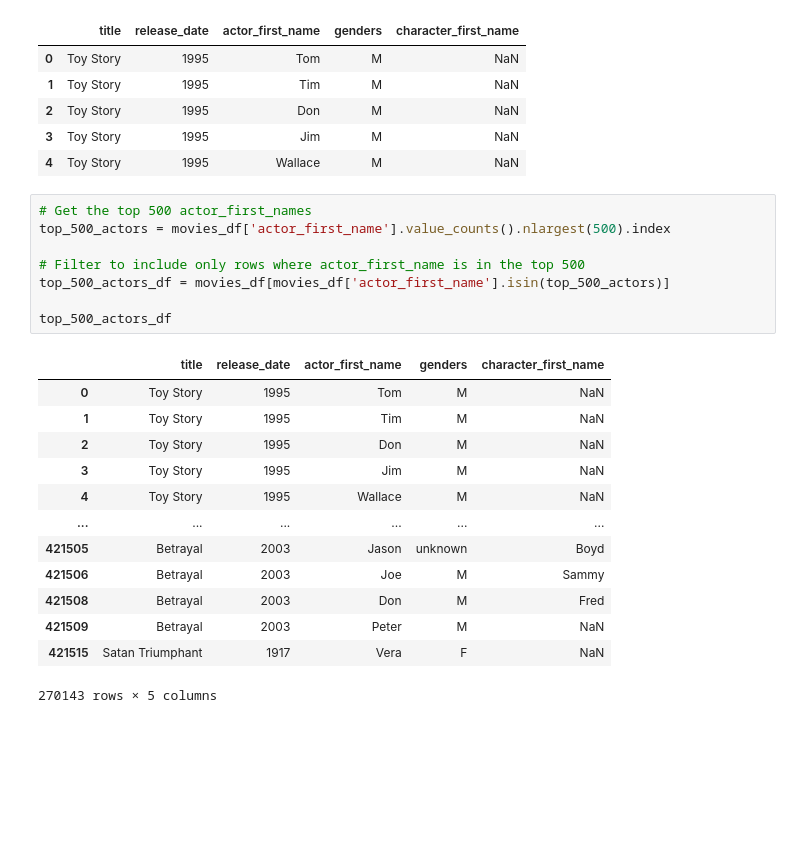
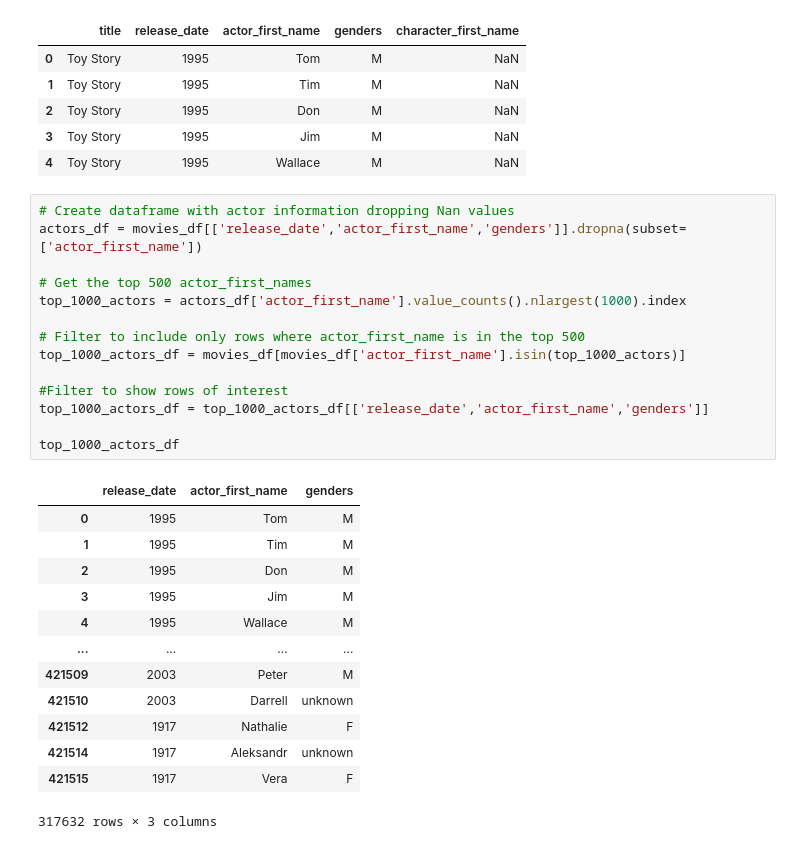
Before and after one commit to paulsch1/capstone, a Jupyter notebook: cap12a_movie_name_trends.ipynb, the cells around one changed output. Saved outputs shown, nothing was run; the diff lists cells and outputs as text; blank space fills up the shorter version.

```diff
--- a/cap12a_movie_name_trends.ipynb
+++ b/cap12a_movie_name_trends.ipynb
@@ -36,25 +36,31 @@ movies_df.head()
 | 2 | Toy Story | 1995 | Don | M | NaN |
 | 3 | Toy Story | 1995 | Jim | M | NaN |
 | 4 | Toy Story | 1995 | Wallace | M | NaN |
-# %%
-# Get the top 500 actor_first_names
-top_500_actors = movies_df['actor_first_name'].value_counts().nlargest(500).index
-
-# Filter to include only rows where actor_first_name is in the top 500
-top_500_actors_df = movies_df[movies_df['actor_first_name'].isin(top_500_actors)]
-
-top_500_actors_df
-# %% [output]
-|  | title | release_date | actor_first_name | genders | character_first_name |
-| 0 | Toy Story | 1995 | Tom | M | NaN |
-| 1 | Toy Story | 1995 | Tim | M | NaN |
-| 2 | Toy Story | 1995 | Don | M | NaN |
-| 3 | Toy Story | 1995 | Jim | M | NaN |
-| 4 | Toy Story | 1995 | Wallace | M | NaN |
-| ... | ... | ... | ... | ... | ... |
-| 421505 | Betrayal | 2003 | Jason | unknown | Boyd |
-| 421506 | Betrayal | 2003 | Joe | M | Sammy |
-| 421508 | Betrayal | 2003 | Don | M | Fred |
-| 421509 | Betrayal | 2003 | Peter | M | NaN |
-| 421515 | Satan Triumphant | 1917 | Vera | F | NaN |
-270143 rows × 5 columns
+# %%
+# Create dataframe with actor information dropping Nan values
+actors_df = movies_df[['release_date','actor_first_name','genders']].dropna(subset=['actor_first_name'])
+
+# Get the top 500 actor_first_names
+top_1000_actors = actors_df['actor_first_name'].value_counts().nlargest(1000).index
+
+# Filter to include only rows where actor_first_name is in the top 500
+top_1000_actors_df = movies_df[movies_df['actor_first_name'].isin(top_1000_actors)]
+
+#Filter to show rows of interest
+top_1000_actors_df = top_1000_actors_df[['release_date','actor_first_name','genders']]
+
+top_1000_actors_df
+# %% [output]
+|  | release_date | actor_first_name | genders |
+| 0 | 1995 | Tom | M |
+| 1 | 1995 | Tim | M |
+| 2 | 1995 | Don | M |
+| 3 | 1995 | Jim | M |
+| 4 | 1995 | Wallace | M |
+| ... | ... | ... | ... |
+| 421509 | 2003 | Peter | M |
+| 421510 | 2003 | Darrell | unknown |
+| 421512 | 1917 | Nathalie | F |
+| 421514 | 1917 | Aleksandr | unknown |
+| 421515 | 1917 | Vera | F |
+317632 rows × 3 columns
```
Also changed, not shown: parts of 5 cells of this notebook.
